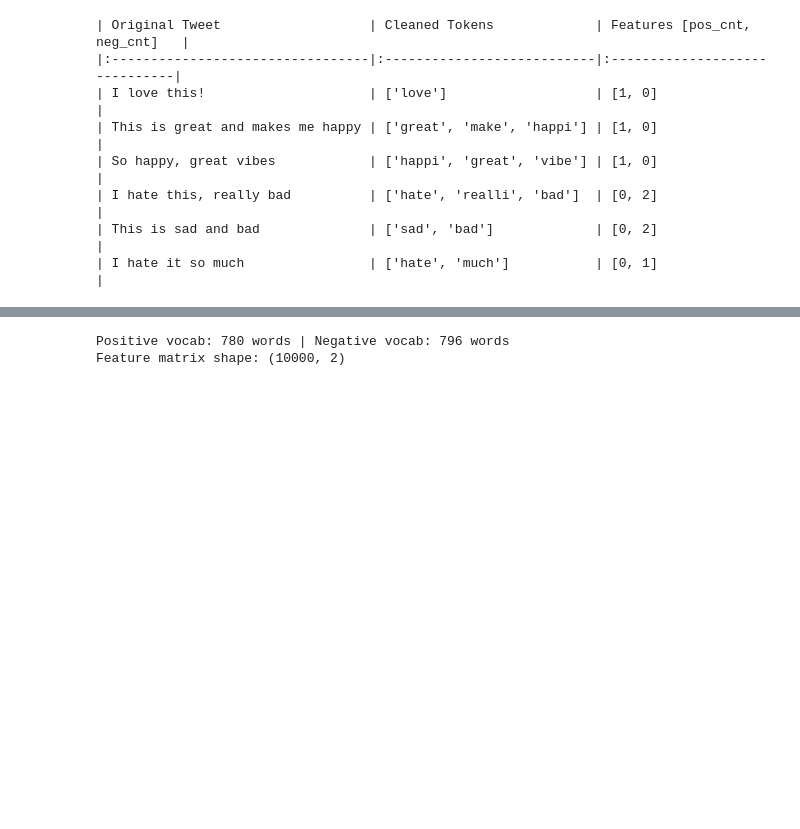
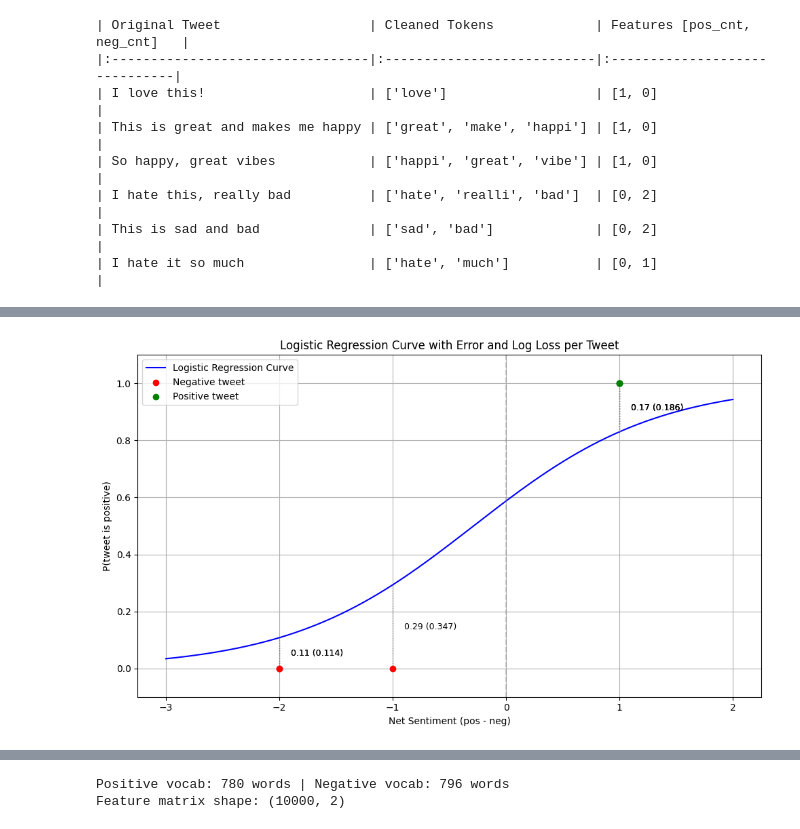
Before and after one commit to Joe-rini/nlp-specialization-colab, a Jupyter notebook: week1/C1W1_L3_Logistic_Regression_Teaching_v4.ipynb, the cells around one changed output, grey strips where cells are left out. Saved outputs shown, nothing was run; the diff lists cells and outputs as text; code cells hidden in the pictures; blank space fills up the shorter version.

```diff
--- a/week1/C1W1_L3_Logistic_Regression_Teaching_v4.ipynb
+++ b/week1/C1W1_L3_Logistic_Regression_Teaching_v4.ipynb
@@ -239,0 +246,56 @@ And there you have it, using the built in Gradient Descent function we have arri
+# %%
+import numpy as np
+import matplotlib.pyplot as plt
+from sklearn.linear_model import LogisticRegression
+
+# Compute net sentiment feature: pos - neg
+net_sentiment = X_toy[:, 0] - X_toy[:, 1]
+X_1d = net_sentiment.reshape(-1, 1)
+
+# Fit logistic regression
+clf_1d = LogisticRegression()
+clf_1d.fit(X_1d, y_toy)
+
+# Get weight and bias
+w = clf_1d.coef_[0][0]
+b = clf_1d.intercept_[0]
+
+# Smooth sigmoid curve
+x_vals = np.linspace(net_sentiment.min() - 1, net_sentiment.max() + 1, 300)
+z = w * x_vals + b
+probs = 1 / (1 + np.exp(-z))
+
+# Predict for actual points
+z_points = w * net_sentiment + b
+probs_points = 1 / (1 + np.exp(-z_points))
+
+# Compute per-point log loss
+log_losses = - (y_toy * np.log(probs_points) + (1 - y_toy) * np.log(1 - probs_points))
+
+# Plot
+plt.figure(figsize=(10, 6))
+plt.plot(x_vals, probs, label='Logistic Regression Curve', color='blue')
+plt.axvline(x=0, linestyle='--', color='gray', alpha=0.4)
+
+# Show vertical lines + error and loss labels
+for xi, yi, pi, loss in zip(net_sentiment, y_toy, probs_points, log_losses):
+    error = abs(yi - pi)
+    label = f"{error:.2f} ({loss:.3f})"
+    plt.plot([xi, xi], [yi, pi], color='gray', linestyle=':', linewidth=1)
+    plt.text(xi + 0.1, (yi + pi) / 2, label, fontsize=9, color='black', ha='left', va='center')
+
+# Plot actual data points
+plt.scatter(net_sentiment[y_toy == 0], y_toy[y_toy == 0], c='red', label='Negative tweet', zorder=3)
+plt.scatter(net_sentiment[y_toy == 1], y_toy[y_toy == 1], c='green', label='Positive tweet', zorder=3)
+
+# Labels and layout
+plt.xlabel("Net Sentiment (pos - neg)")
+plt.ylabel("P(tweet is positive)")
+plt.title("Logistic Regression Curve with Error and Log Loss per Tweet")
+plt.legend()
+plt.grid(True)
+plt.ylim(-0.1, 1.1)
+plt.tight_layout()
+plt.show()
+# %% [output]
+[figure, added]
```
Also changed, not shown: parts of 29 cells of this notebook.
